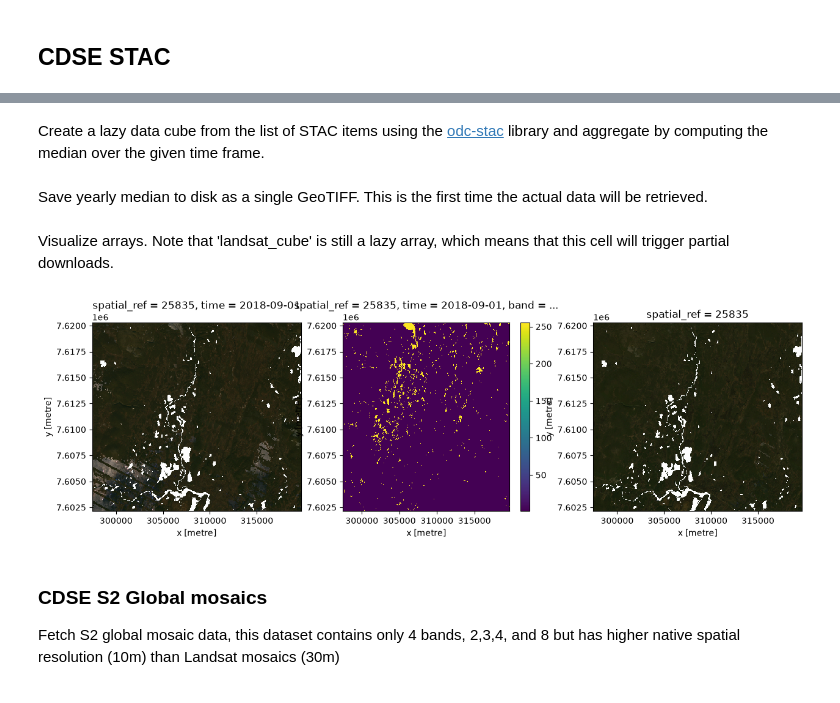
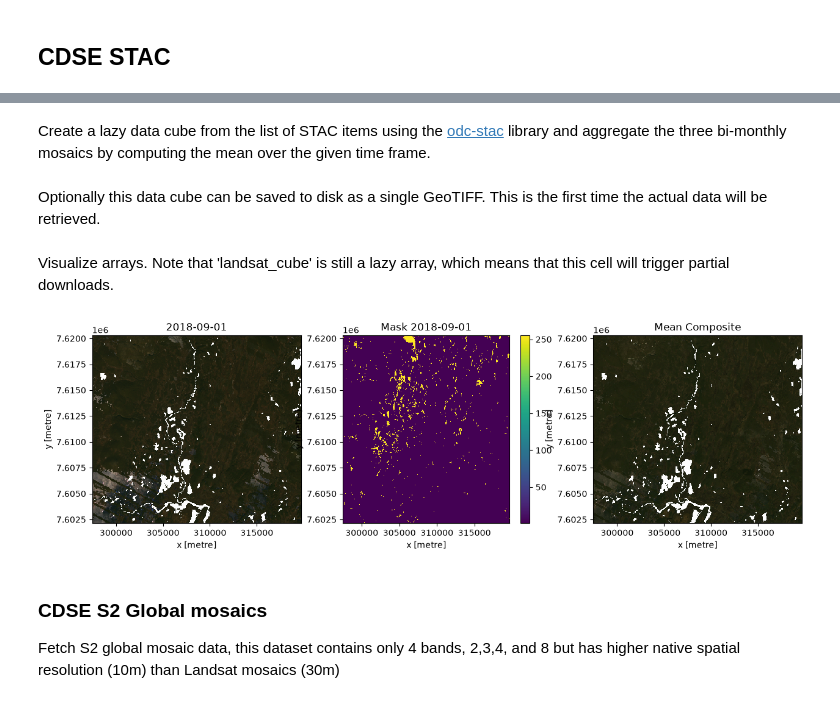
Before and after one commit to mtkervinen/point-eo, a Jupyter notebook: docs/create_stac_datasets.ipynb, the cells around one changed output, grey strips where cells are left out. Cells and saved outputs as stored; diff of their text form; code cells hidden in the pictures.

```diff
--- a/docs/create_stac_datasets.ipynb
+++ b/docs/create_stac_datasets.ipynb
@@ -272,5 +292,5 @@ display(lcm_items[0].assets['B02'].to_dict())
 # %% [markdown]
-Create a lazy data cube from the list of STAC items using the [odc-stac](https://odc-stac.readthedocs.io/en/latest/) library and aggregate by computing the median over the given time frame.
+Create a lazy data cube from the list of STAC items using the [odc-stac](https://odc-stac.readthedocs.io/en/latest/) library and aggregate the three bi-monthly mosaics by computing the mean over the given time frame.
 # %%
 landsat_cube = stac_load(
     lcm_items,
@@ -279,14 +299,14 @@ landsat_cube = stac_load(
 )
 
 # Compute masked temporal median
-landsat_yearly_median = (
+landsat_yearly_mean = (
     landsat_cube
     .where(landsat_cube['clear_sky_mask'] == 1)
-    .median(dim="time")
-    .round().fillna(255).astype("uint8") # Convert to uint8 and fill NaNs with 255
+    .mean(dim="time")
+    .round().fillna(255).astype("uint8") # Convert back to uint8 and fill NaNs with 255
 )
 # %% [markdown]
-Save yearly median to disk as a single GeoTIFF. This is the first time the actual data will be retrieved.
+Optionally this data cube can be saved to disk as a single GeoTIFF. This is the first time the actual data will be retrieved.
 # %%
 if writeoutputs:
     # Fetch data and write to GeoTIFF
@@ -305,37 +325,41 @@ showsamples = True
 if showsamples:
     import matplotlib.pyplot as plt
 
     fig, ax = plt.subplots(ncols=3, nrows=1, figsize=(15, 4))
 
     # plot only every n'th pixel to save memory
     reduce = 5
 
     # The third (autumn) composite has cloud artifacts on the lower part of the AOI
     # that are not detected by 'clear_sky_mask'
     aoi_rgb_nomask = (
         landsat_cube[['B03', 'B02', 'B01']]
         .to_dataarray(dim="band")
-        .isel(x=slice(None, None, reduce),y=slice(None, None, reduce))
+        .isel(x=slice(None, None, reduce), y=slice(None, None, reduce))
         .sel(time=landsat_cube.time[2])
     )
     (aoi_rgb_nomask*3).plot.imshow(rgb="band", ax=ax[0])
+    ax[0].set_title(np.datetime_as_string(landsat_cube.time.values[2], unit="D"))
+
 
     # Show corresponding mask
     mask = (
         landsat_cube[['clear_sky_mask']]
         .to_dataarray(dim="band")
         .isel(x=slice(None, None, reduce),y=slice(None, None, reduce))
         .sel(time=landsat_cube.time[2])
         .squeeze()
     )
     (mask).plot.imshow(ax=ax[1])
+    ax[1].set_title('Mask ' + np.datetime_as_string(landsat_cube.time.values[2], unit="D"))
 
-    # However, median of the three composites is relatively good
-    (landsat_yearly_median[["B03", "B02", "B01"]] *3).to_dataarray(
+    # However, mean of the three composites is relatively good
+    (landsat_yearly_mean[["B03", "B02", "B01"]] *3).to_dataarray(
         dim='band'
     ).isel(x=slice(None, None, reduce),y=slice(None, None, reduce)).plot.imshow(rgb="band", ax=ax[2])
+    ax[2].set_title("Mean Composite")
 # %% [output]
-[figure, old version]
+[figure, new version]
 # %% [markdown]
 ### CDSE S2 Global mosaics
 
```
Also changed, not shown: parts of 35 cells of this notebook, 2 other files.
